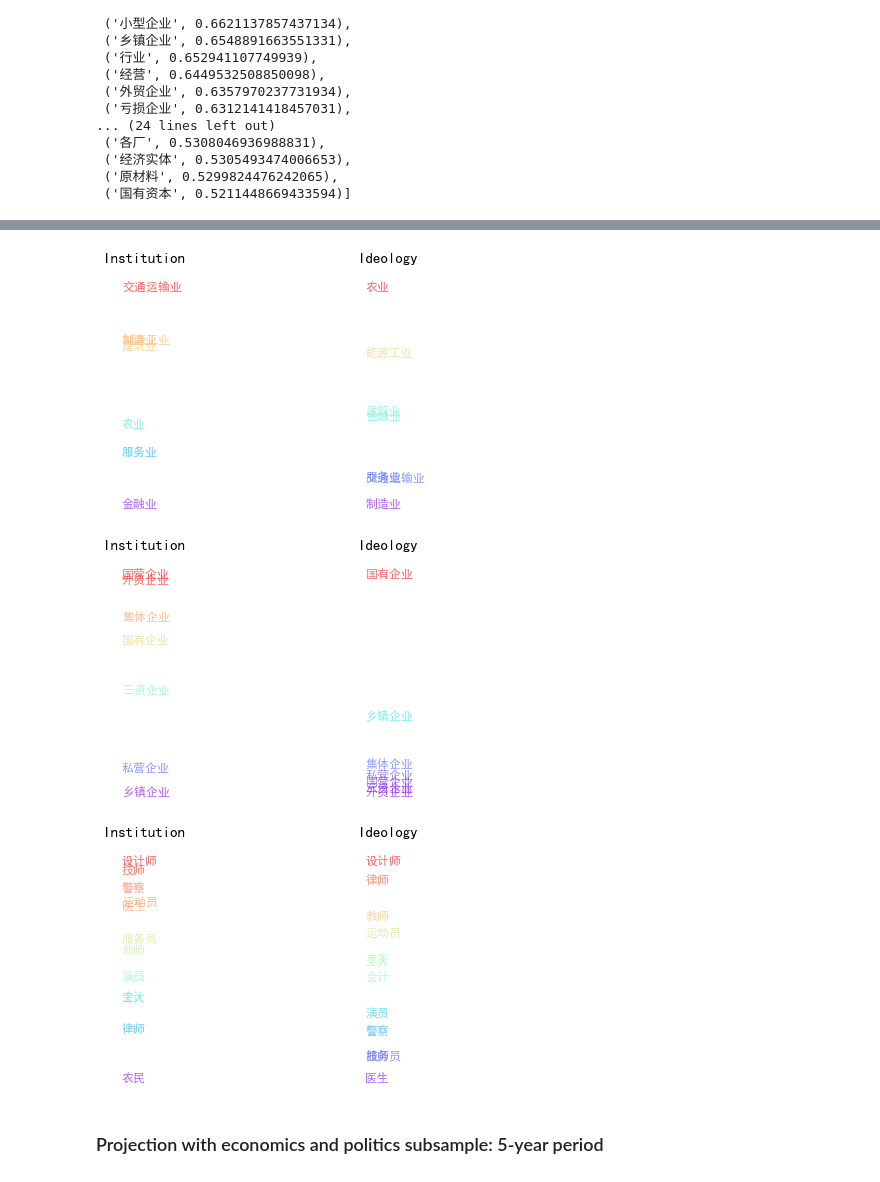
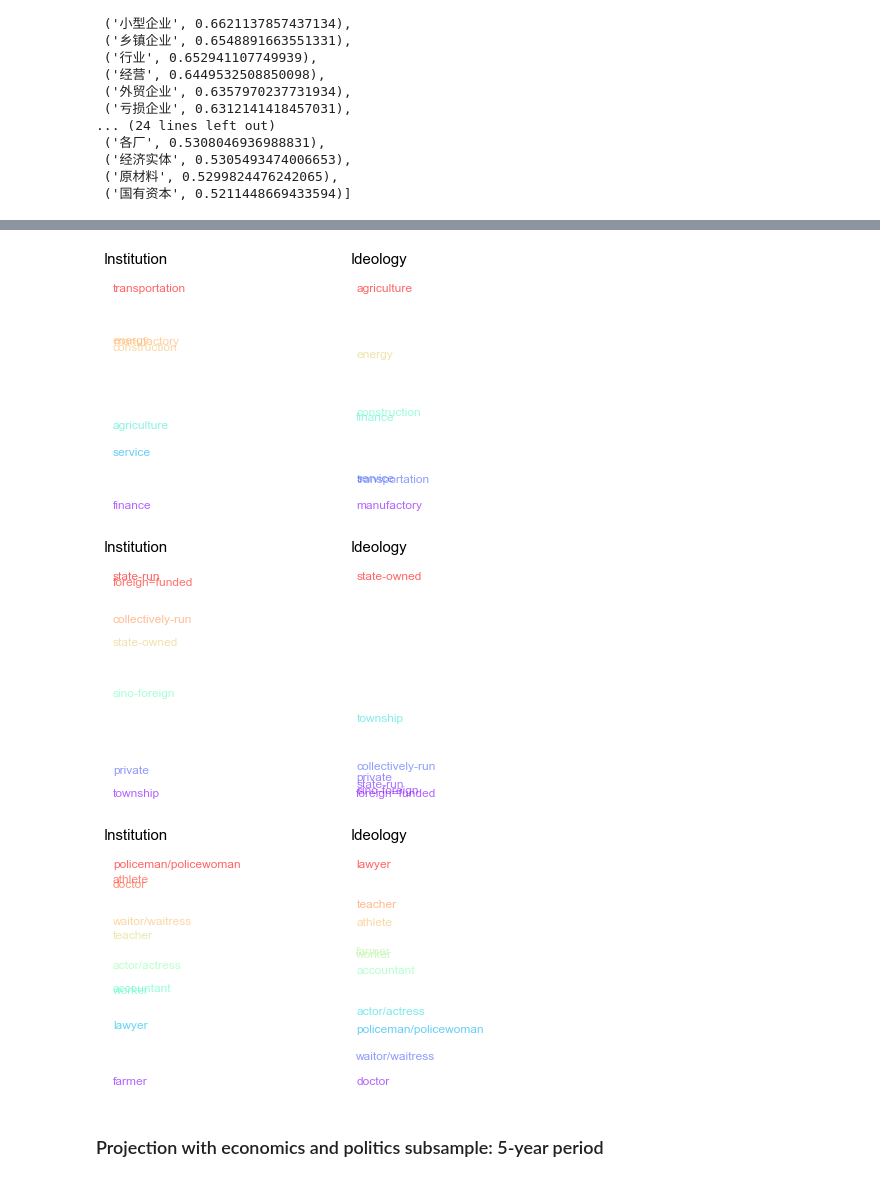
Before and after one commit to WMhYang/EconContent, a Jupyter notebook: codes/word2vec.ipynb, the cells around one changed output, grey strips where cells are left out. Drawn from its saved outputs; the diff is of its cells as text; code cells hidden in the pictures.

Commit message:
update word2vec and aligned\_word2vec

```diff
--- a/codes/word2vec.ipynb
+++ b/codes/word2vec.ipynb
@@ -429,4 +403,13 @@ Occupations = ['医生', '会计', '律师', '教师', '演员', '设计师',
                '运动员', '警察', '服务员', '农民', '工人']
+# %%
+# Create a dictionary for translation
+tran_dict = {'农业': 'agriculture', '制造业': 'manufactory', '能源工业': 'energy', '建筑业': 'construction',
+             '交通运输业': 'transportation', '服务业': 'service', '金融业': 'finance',
+             '国营企业': 'state-run', '集体企业': 'collectively-run', '国有企业': 'state-owned',
+             '乡镇企业': 'township', '三资企业': 'sino-foreign', '外资企业': 'foreign=funded', '私营企业': 'private',
+             '医生': 'doctor', '会计': 'accountant', '律师': 'lawyer', '教师': 'teacher', '演员': 'actor/actress',
+             '运动员': 'athlete', '警察': 'policeman/policewoman', '服务员': 'waitor/waitress',
+             '农民': 'farmer', '工人': 'worker'}
 # %%
 def makeDF(model, word_list):
     p_m = []
@@ -450,12 +433,12 @@ def Coloring(Series):
     c = list(plt.cm.rainbow(z))
     return c
 
-def PlotDimension(ax,df, dim):
+def PlotDimension(ax, df, dim, tran_dict):
     ax.set_frame_on(False)
     ax.set_title(dim, fontsize = 15, x=0.11, y=1.1)
     colors = Coloring(df[dim])
     for i, word in enumerate(df.index):
-        ax.annotate(word, (0, df[dim][i]), color = colors[i], alpha = 0.6, fontsize = 12)
+        ax.annotate(tran_dict[word], (0, df[dim][i]), color = colors[i], alpha = 0.6, fontsize = 12)
     MaxY = df[dim].max()
     MinY = df[dim].min()
     plt.ylim(MinY,MaxY)
@@ -463,40 +446,43 @@ def PlotDimension(ax,df, dim):
     plt.xticks(())
 # %%
 # Industries
-mpl.rcParams['font.sans-serif'] = ['SimHei']
+mpl.rcParams['font.sans-serif'] = ['Arial']
 
 fig = plt.figure(figsize = (8,4))
 ax1 = fig.add_subplot(121)
-PlotDimension(ax1, Inddf, 'Institution')
+PlotDimension(ax1, Inddf, 'Institution', tran_dict)
 ax2 = fig.add_subplot(122)
-PlotDimension(ax2, Inddf, 'Ideology')
+PlotDimension(ax2, Inddf, 'Ideology', tran_dict)
+plt.savefig('../pictures/projection/Ind_full_corpus.png')
 plt.show()
 # %% [output]
-[figure, old version]
+[figure, new version]
 # %%
 # Firms
-mpl.rcParams['font.sans-serif'] = ['SimHei']
+mpl.rcParams['font.sans-serif'] = ['Arial']
 
 fig = plt.figure(figsize = (8,4))
 ax1 = fig.add_subplot(121)
-PlotDimension(ax1, Firmdf, 'Institution')
+PlotDimension(ax1, Firmdf, 'Institution', tran_dict)
 ax2 = fig.add_subplot(122)
-PlotDimension(ax2, Firmdf, 'Ideology')
+PlotDimension(ax2, Firmdf, 'Ideology', tran_dict)
+plt.savefig('../pictures/projection/Firm_full_corpus.png')
 plt.show()
 # %% [output]
-[figure, old version]
+[figure, new version]
 # %%
 # Occupations
-mpl.rcParams['font.sans-serif'] = ['SimHei']
+mpl.rcParams['font.sans-serif'] = ['Arial']
 
 fig = plt.figure(figsize = (8,4))
 ax1 = fig.add_subplot(121)
-PlotDimension(ax1, Occdf, 'Institution')
+PlotDimension(ax1, Occdf, 'Institution', tran_dict)
 ax2 = fig.add_subplot(122)
-PlotDimension(ax2, Occdf, 'Ideology')
+PlotDimension(ax2, Occdf, 'Ideology', tran_dict)
+plt.savefig('../pictures/projection/Occ_full_corpus.png')
 plt.show()
 # %% [output]
-[figure, old version]
+[figure, new version]
 # %% [markdown]
 ### Projection with economics and politics subsample: 5-year period
 # %%
```
Also changed, not shown: parts of 32 cells of this notebook.
